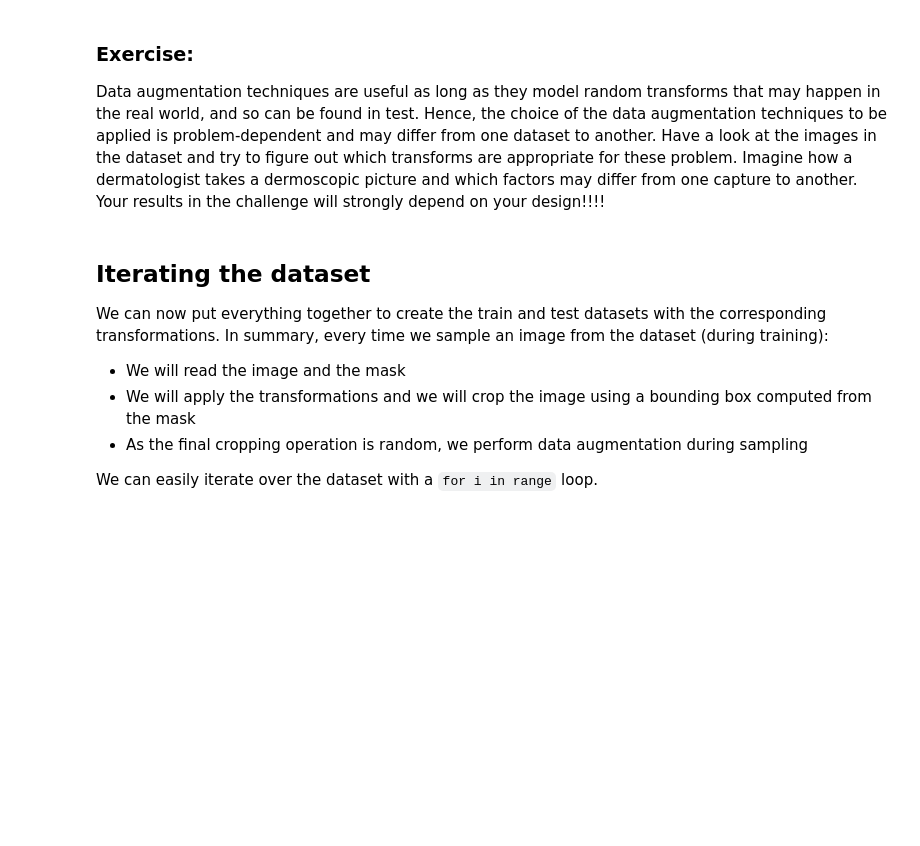
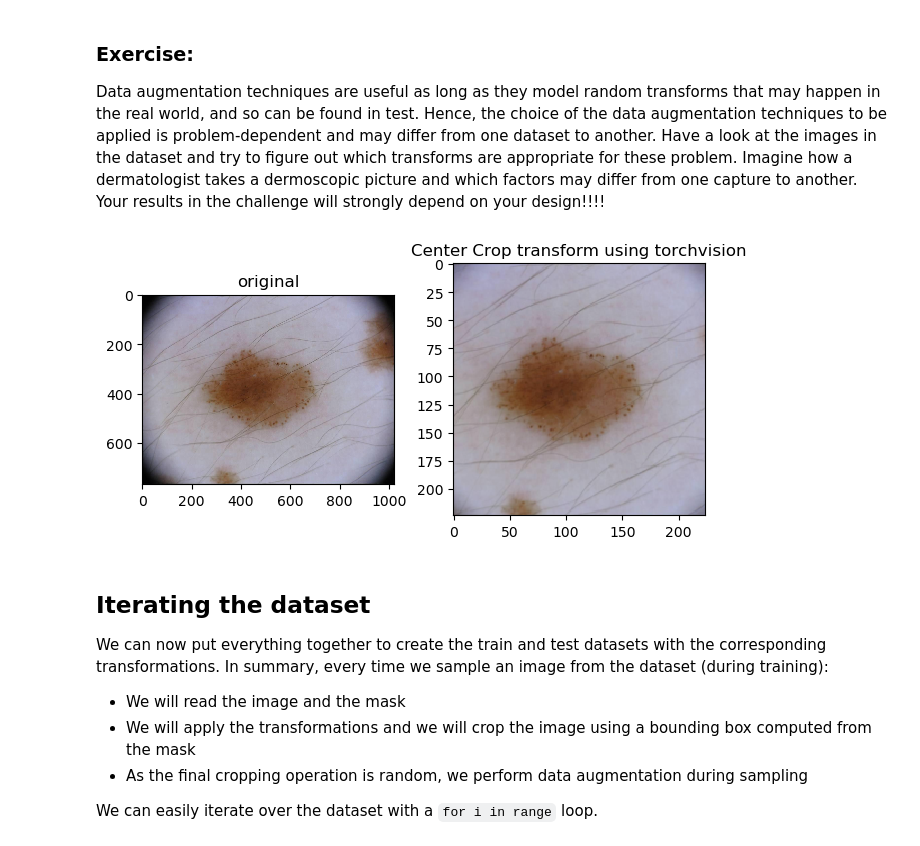
Before and after one commit to Yamroza/AudioVideProcessing, a Jupyter notebook: Lab4/l4.ipynb, the cells around one changed output. Cells and saved outputs as stored; diff of their text form; code cells hidden in the pictures; blank space fills up the shorter version.

```diff
--- a/Lab4/l4.ipynb
+++ b/Lab4/l4.ipynb
@@ -674,3 +699,44 @@ Data augmentation techniques are useful as long as they model random transforms
+# %%
+
+# train_ts = transforms.Compose([
+      # transforms.RandomRotation(30),
+      # transforms.RandomResizedCrop(224),
+      # transforms.RandomHorizontalFlip(),
+      # transforms.ToTensor(),
+      # transforms.Normalize([0.485, 0.456, 0.406],
+                        #    [0.229, 0.224, 0.225])])
+# test_ts = transforms.Compose([
+      # transforms.Resize(255),
+      # transforms.CenterCrop(224),
+      # transforms.ToTensor(),
+      # transforms.Normalize([0.485, 0.456, 0.406],
+                        #    [0.229, 0.224, 0.225])])
+tvcc = transforms.Compose([
+    RandomRotation(30),
+    TVRandomResizedCrop(224),
+    TVRandomHorizontalFlip(0.5)])
+tvcc = transforms.Compose([
+    TVResize(225),
+    TVCenterCrop(224)])
+fig = plt.figure()
+sample = train_dataset[65]
+ax = plt.subplot(1,2, 1)
+plt.tight_layout()
+ax.set_title('original')
+plt.imshow(sample['image'])
+
+
+
+transformed_sample = tvcc(sample)
+ax = plt.subplot(1, 2, 2)
+plt.tight_layout()
+ax.set_title('Center Crop transform using torchvision')
+plt.imshow(transformed_sample['image'])
+
+
+plt.show()
+# %% [output]
+[figure, added]
 # %% [markdown]
 Iterating the dataset
 -----------------------------
```
Also changed, not shown: parts of 13 cells of this notebook, 5 other files.
